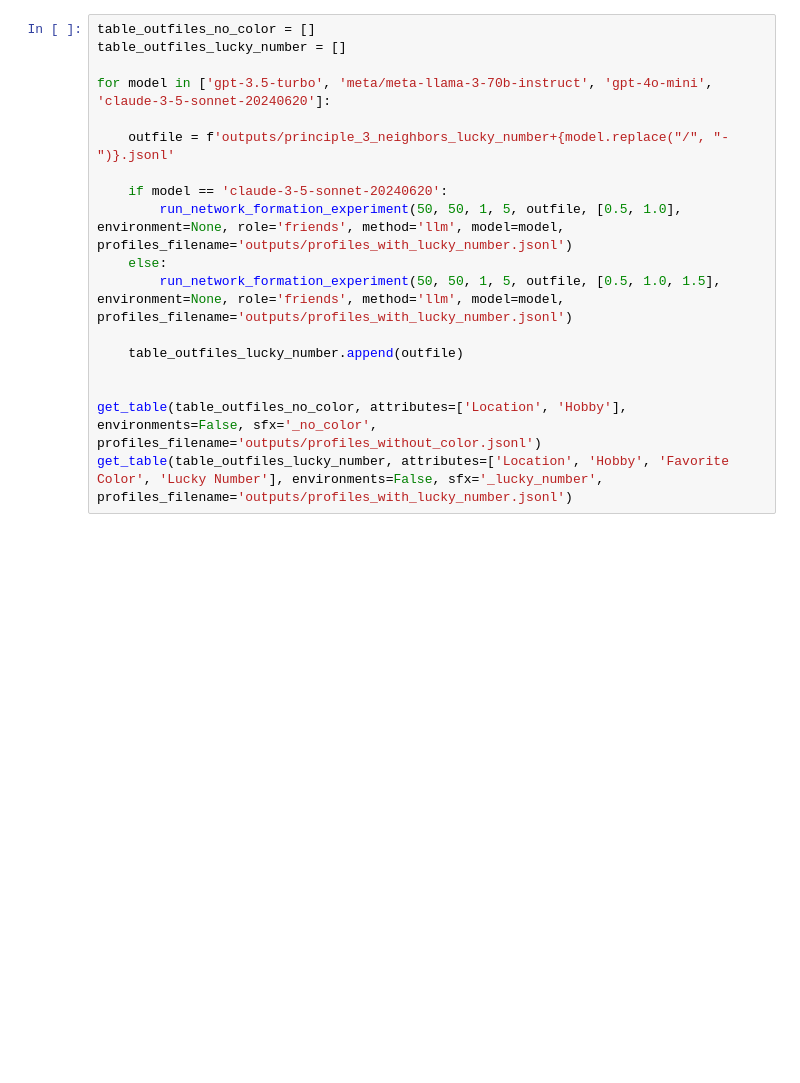
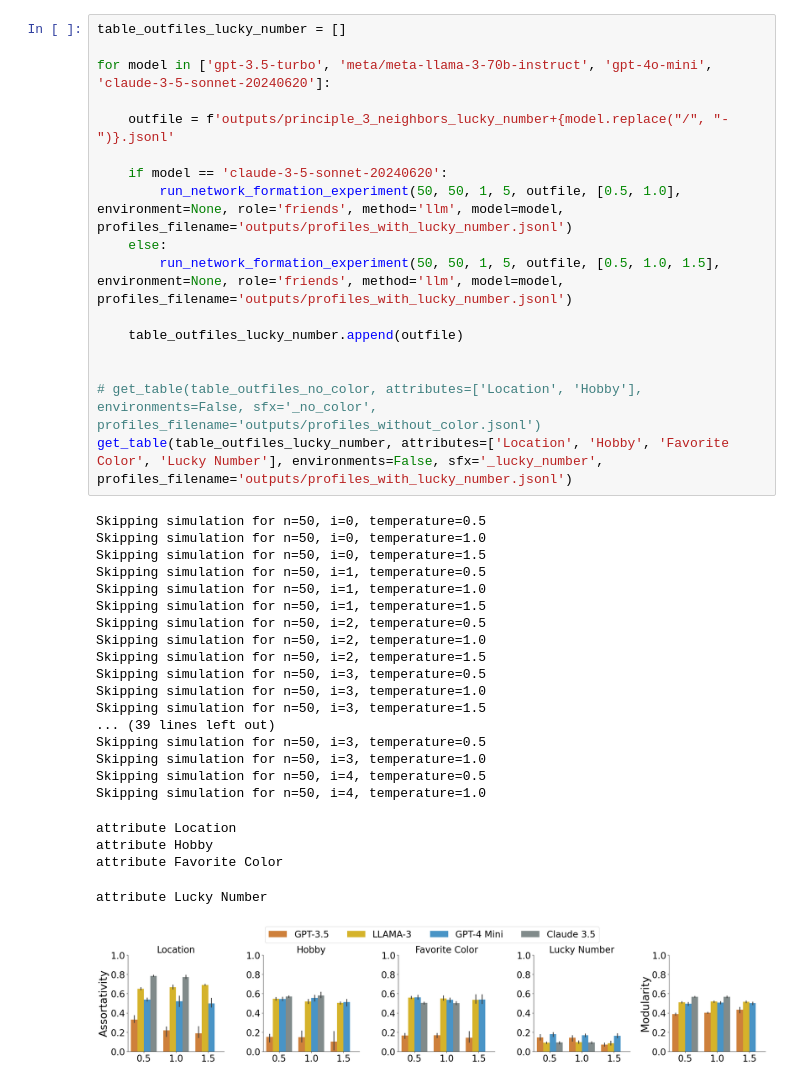
Before and after one commit to papachristoumarios/llm-network-formation, a Jupyter notebook: principle_3.ipynb, the cells around one changed output. Cells and saved outputs as stored; diff of their text form; blank space fills up the shorter version.

```diff
--- a/principle_3.ipynb
+++ b/principle_3.ipynb
@@ -963,21 +1014,43 @@ get_table(table_outfiles)
 # %%
-table_outfiles_no_color = []
 table_outfiles_lucky_number = []
 
 for model in ['gpt-3.5-turbo', 'meta/meta-llama-3-70b-instruct', 'gpt-4o-mini', 'claude-3-5-sonnet-20240620']:
 
     outfile = f'outputs/principle_3_neighbors_lucky_number+{model.replace("/", "-")}.jsonl'
 
     if model == 'claude-3-5-sonnet-20240620':
         run_network_formation_experiment(50, 50, 1, 5, outfile, [0.5, 1.0], environment=None, role='friends', method='llm', model=model, profiles_filename='outputs/profiles_with_lucky_number.jsonl')
     else:
         run_network_formation_experiment(50, 50, 1, 5, outfile, [0.5, 1.0, 1.5], environment=None, role='friends', method='llm', model=model, profiles_filename='outputs/profiles_with_lucky_number.jsonl')
 
     table_outfiles_lucky_number.append(outfile)
 
 
-get_table(table_outfiles_no_color, attributes=['Location', 'Hobby'], environments=False, sfx='_no_color', profiles_filename='outputs/profiles_without_color.jsonl')
+# get_table(table_outfiles_no_color, attributes=['Location', 'Hobby'], environments=False, sfx='_no_color', profiles_filename='outputs/profiles_without_color.jsonl')
 get_table(table_outfiles_lucky_number, attributes=['Location', 'Hobby', 'Favorite Color', 'Lucky Number'], environments=False, sfx='_lucky_number', profiles_filename='outputs/profiles_with_lucky_number.jsonl')
+# %% [output]
+Skipping simulation for n=50, i=0, temperature=0.5
+Skipping simulation for n=50, i=0, temperature=1.0
+Skipping simulation for n=50, i=0, temperature=1.5
+Skipping simulation for n=50, i=1, temperature=0.5
+Skipping simulation for n=50, i=1, temperature=1.0
+Skipping simulation for n=50, i=1, temperature=1.5
+Skipping simulation for n=50, i=2, temperature=0.5
+Skipping simulation for n=50, i=2, temperature=1.0
+Skipping simulation for n=50, i=2, temperature=1.5
+Skipping simulation for n=50, i=3, temperature=0.5
+Skipping simulation for n=50, i=3, temperature=1.0
+Skipping simulation for n=50, i=3, temperature=1.5
+... (39 lines left out)
+Skipping simulation for n=50, i=3, temperature=0.5
+Skipping simulation for n=50, i=3, temperature=1.0
+Skipping simulation for n=50, i=4, temperature=0.5
+Skipping simulation for n=50, i=4, temperature=1.0
+attribute Location
+attribute Hobby
+attribute Favorite Color
+attribute Lucky Number
+[figure, added]
 # %%
 table_outfiles_mutual_acceptance = []
 
```
Also changed, not shown: parts of 4 cells of this notebook, 8 other files.
